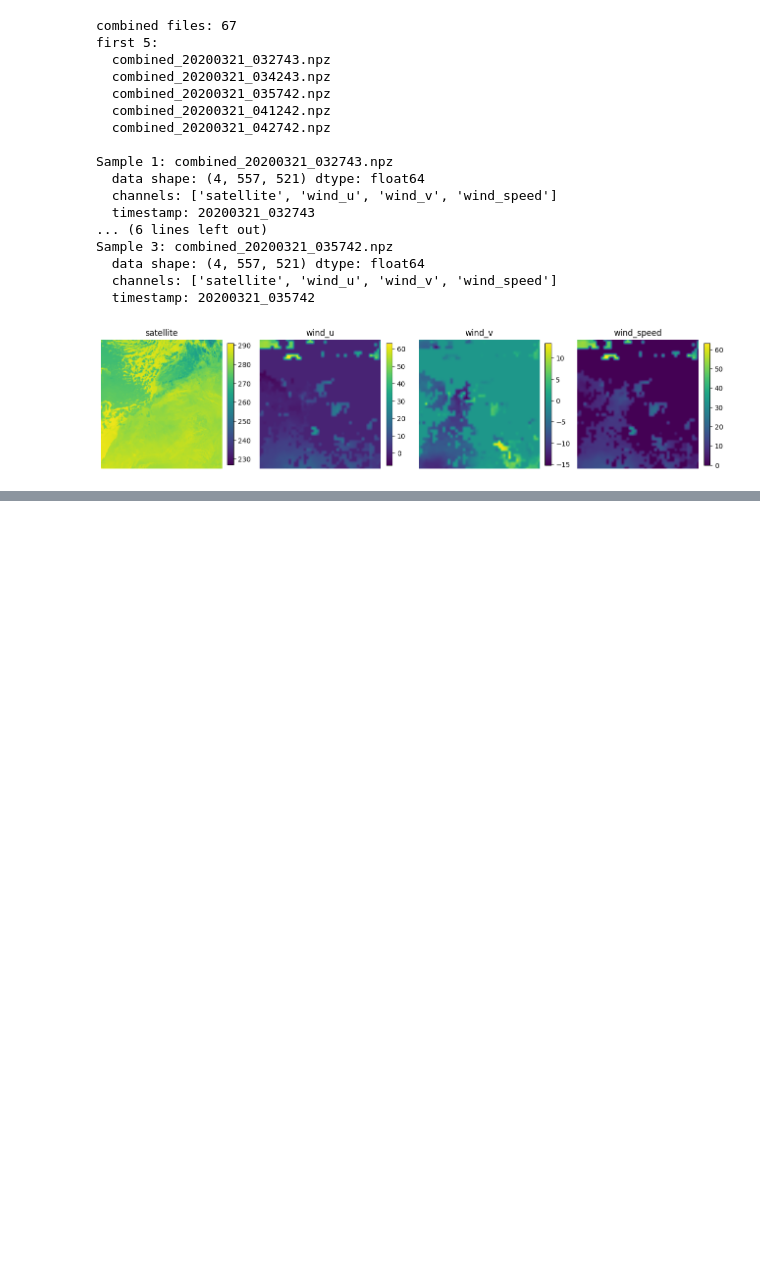
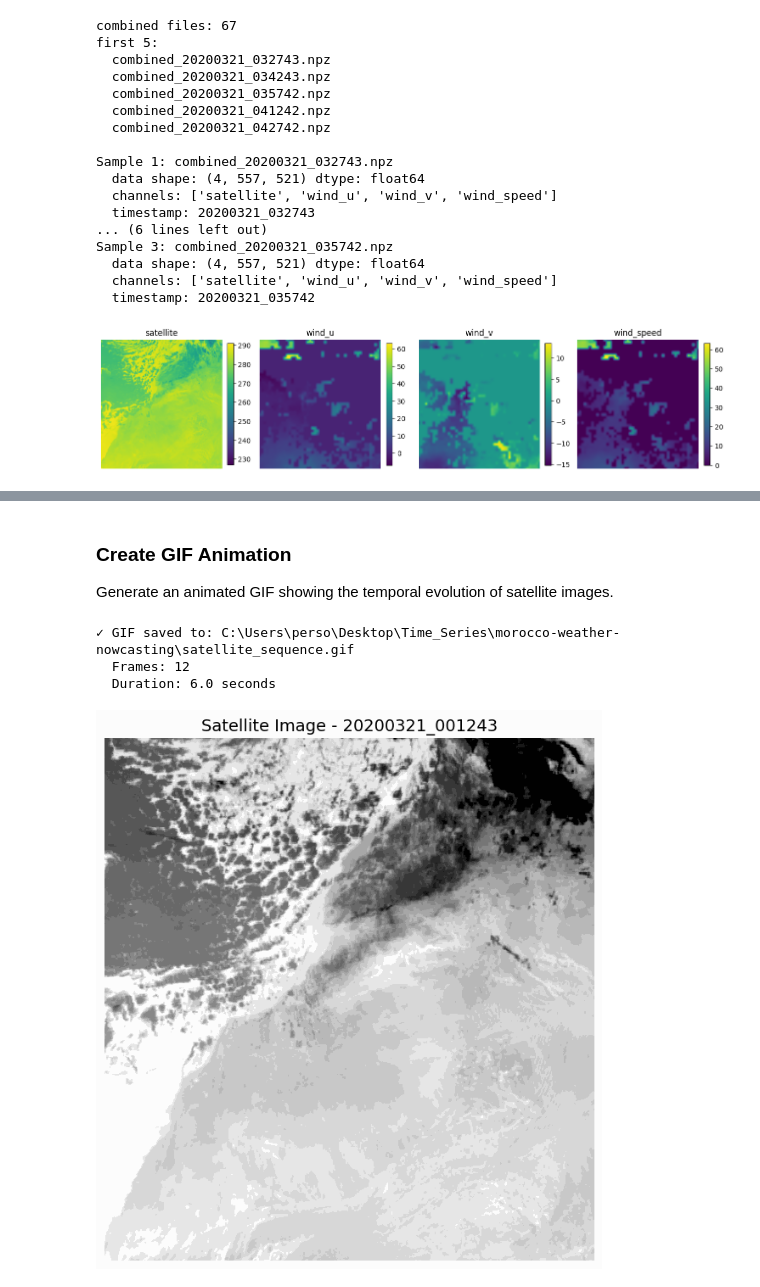
Before and after one commit to Ismailea4/morocco-weather-nowcasting, a Jupyter notebook: notebook/01_data_pipeline_prototype.ipynb, the cells around one changed output, grey strips where cells are left out. Saved outputs shown, nothing was run; the diff lists cells and outputs as text; code cells hidden in the pictures; blank space fills up the shorter version.

```diff
--- a/notebook/01_data_pipeline_prototype.ipynb
+++ b/notebook/01_data_pipeline_prototype.ipynb
@@ -140,0 +219,62 @@ returncode: 0
+# %% [markdown]
+### Create GIF Animation
+
+Generate an animated GIF showing the temporal evolution of satellite images.
+# %%
+from PIL import Image
+from matplotlib.animation import FuncAnimation
+from IPython.display import Image as IPImage
+import io
+
+# Create frames for GIF
+frames = []
+for i, img in enumerate(sat_sequence):
+    # Extract display channel
+    if img.ndim == 3 and img.shape[0] > 1:
+        display_img = img[0]
+    elif img.ndim == 3:
+        display_img = img[0]
+    else:
+        display_img = img
+
+    # Normalize to 0-255
+    img_norm = display_img.astype(np.float32)
+    img_norm = (img_norm - np.percentile(img_norm, 2)) / (np.percentile(img_norm, 98) - np.percentile(img_norm, 2))
+    img_norm = np.clip(img_norm * 255, 0, 255).astype(np.uint8)
+
+    # Create PIL image with timestamp
+    fig, ax = plt.subplots(figsize=(8, 8))
+    ax.imshow(img_norm, cmap="gray")
+    ax.set_title(f"Satellite Image - {os.path.basename(sat_files[i])[4:19]}", fontsize=14)
+    ax.axis("off")
+
+    # Convert matplotlib figure to PIL Image using buffer
+    buf = io.BytesIO()
+    fig.savefig(buf, format='png', bbox_inches='tight')
+    buf.seek(0)
+    pil_img = Image.open(buf).copy()
+    frames.append(pil_img)
+    buf.close()
+    plt.close(fig)
+
+# Save GIF
+gif_path = REPO_ROOT / "satellite_sequence.gif"
+frames[0].save(
+    gif_path,
+    save_all=True,
+    append_images=frames[1:],
+    duration=500,  # 500ms per frame
+    loop=0
+)
+
+print(f"✓ GIF saved to: {gif_path}")
+print(f"  Frames: {len(frames)}")
+print(f"  Duration: {len(frames) * 0.5:.1f} seconds")
+
+# Display the GIF in notebook
+IPImage(filename=str(gif_path))
+# %% [output]
+✓ GIF saved to: C:\Users\perso\Desktop\Time_Series\morocco-weather-nowcasting\satellite_sequence.gif
+  Frames: 12
+  Duration: 6.0 seconds
+[figure, added]
```
Also changed, not shown: parts of 5 cells of this notebook, 18 other files.
